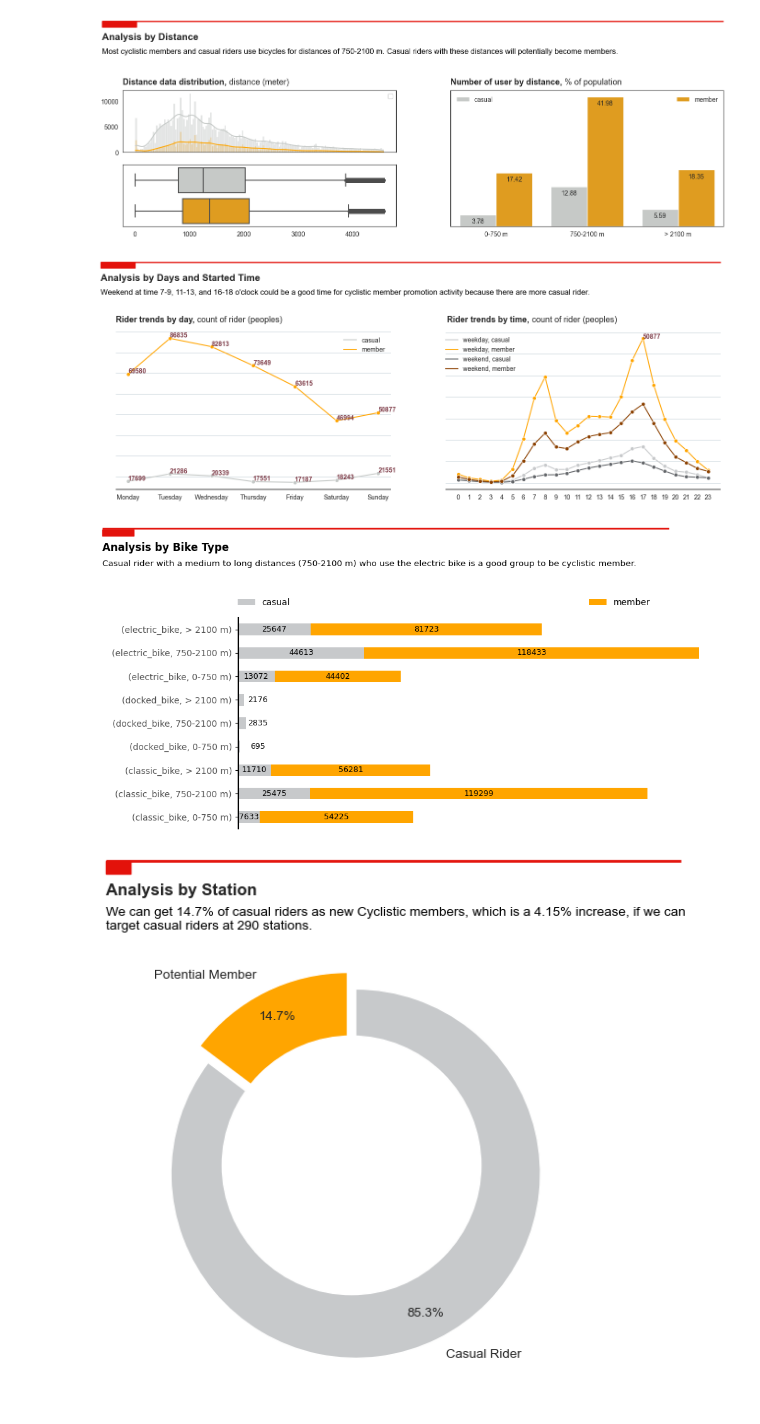
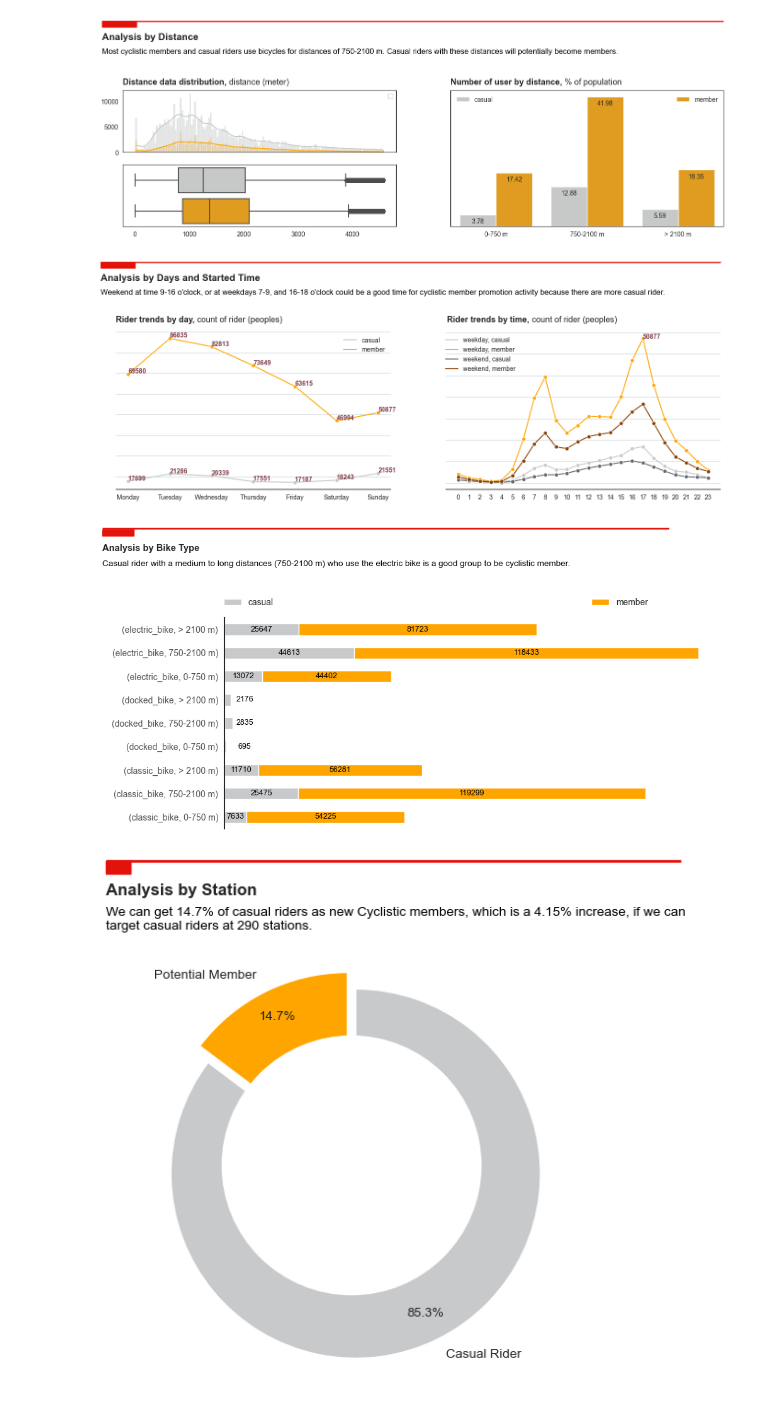
Before and after one commit to fandanabil1379/da-bike-sharing-analysis, a Jupyter notebook: notebooks/3.0-data-exploration.ipynb, the cells around one changed output. Saved outputs shown, nothing was run; the diff lists cells and outputs as text; code cells hidden in the pictures.

```diff
--- a/notebooks/3.0-data-exploration.ipynb
+++ b/notebooks/3.0-data-exploration.ipynb
@@ -436,7 +441,7 @@ fig.text(
 # add subtitle
 fig.text(
     0, .960,
-    "Weekend at time 7-9, 11-13, and 16-18 o'clock could be a good time for cyclistic member promotion activity because there are more casual rider.",
+    "Weekend at time 9-16 o'clock, or at weekdays 7-9, and 16-18 o'clock could be a good time for cyclistic member promotion activity because there are more casual rider.",
     fontsize=12,
     color='black'
 )
@@ -544,7 +549,7 @@ plt.savefig('../reports/figures/days.jpg', bbox_inches='tight')
 # show
 plt.show()
 # %% [output]
-[figure, old version]
+[figure, new version]
 # %%
 # set the data
 df6 = df.groupby(['rideable_type', 'class_distance', 'member_casual']).size()
@@ -563,7 +568,7 @@ fig.add_artist(patches.Rectangle((0, 1.2), 0.05, 0.025, color='#E3120B'))
 # add title
 fig.text(
     0, 1.14, "Analysis by Bike Type",
-    fontsize=12,
+    fontsize=10.5,
     fontweight="bold",
 )
 
@@ -613,34 +618,34 @@ legend = plt.legend(
     loc='center',
     frameon=False,
     mode="expand",
     bbox_to_anchor=(0., 1.02, .85, .102),
     ncol=4,
     borderaxespad=-.46,
     prop={'size': 10})
 
 # set whether axis ticks and gridlines are above or below most artists.
 ax.set_axisbelow(True)
 
 # customize axes spine
 ax.spines["right"].set_visible(False)
 ax.spines["top"].set_visible(False)
 ax.spines["bottom"].set_visible(False)
 ax.spines["left"].set_lw(1.5)
 
 # customize ticks and label
 plt.yticks(color='#525252')
 plt.ylabel(ylabel=None)
 plt.xticks(ticks=[])
 plt.xlabel(xlabel=None)
 
 # saving figure
 plt.savefig('../reports/figures/bike.jpg', bbox_inches='tight')
 
 # show
 plt.tight_layout()
 plt.show()
 # %% [output]
-[figure, old version]
+[figure, new version]
 # %%
 # initialize plot
 fig, ax = plt.subplots(figsize=(5, 5))
```
Also changed, not shown: parts of 6 cells of this notebook, 5 other files.
